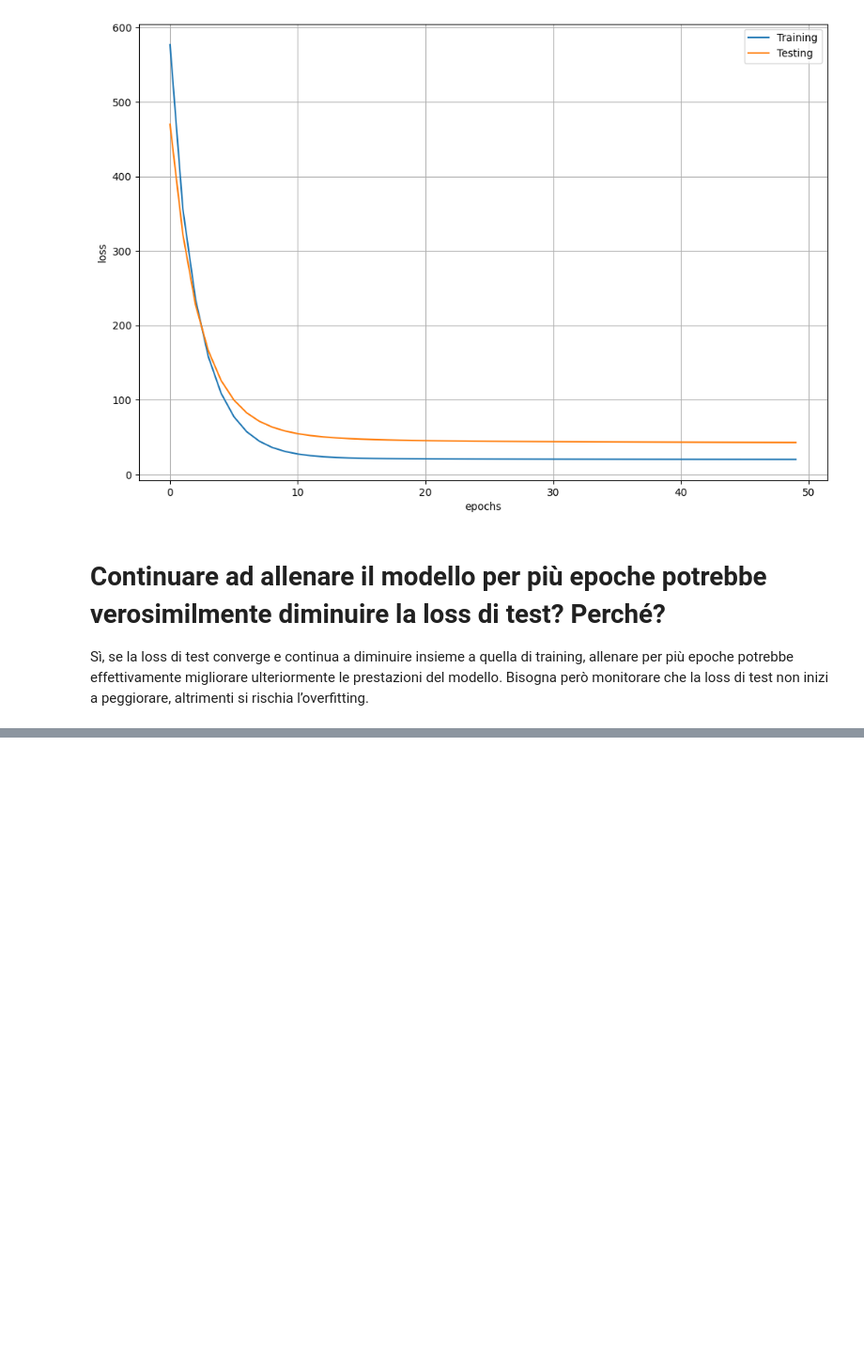
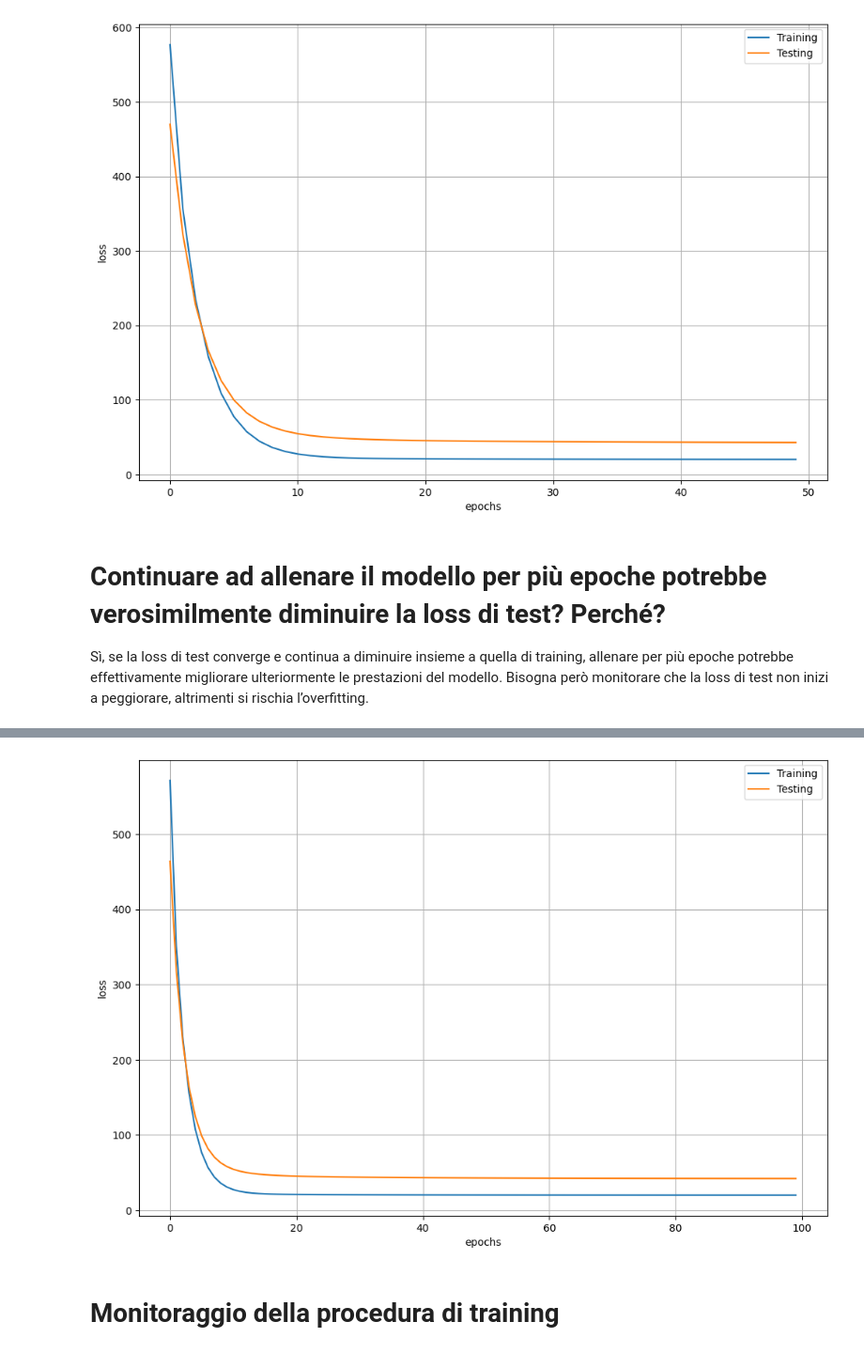
Before and after one commit to giuliopedicone02/MachineLearning, a Jupyter notebook: Lezioni/2025-03-25/Lezione_25-03-2025.ipynb, the cells around one changed output, grey strips where cells are left out. Shown at 94% size. Drawn from its saved outputs; the diff is of its cells as text; code cells hidden in the pictures; blank space fills up the shorter version.

```diff
--- a/Lezioni/2025-03-25/Lezione_25-03-2025.ipynb
+++ b/Lezioni/2025-03-25/Lezione_25-03-2025.ipynb
@@ -377,0 +460,35 @@ Sì, se la loss di test converge e continua a diminuire insieme a quella di trai
+# %%
+lr = 0.1
+epochs = 100
+
+means = X_training.mean(0)
+stds = X_training.std(0)
+
+X_training_norm = (X_training-means)/stds
+X_testing_norm = (X_testing-means)/stds
+
+reg = LinearRegressor(13,1)
+criterion = nn.MSELoss()
+
+optimizer = torch.optim.SGD(reg.parameters(),lr=lr)
+
+losses_train = []
+losses_test = []
+
+for e in range(epochs):
+    reg.train()
+    output = reg(X_training_norm)
+    l = criterion(output.view(-1), Y_training)
+    losses_train.append(l.item())
+
+    l.backward()
+
+    optimizer.step()
+    optimizer.zero_grad()
+
+    reg.eval()
+
+    with torch.set_grad_enabled(False):
+        y_test = reg(X_testing_norm)
+        l = criterion(y_test.view(-1), Y_testing)
+        losses_test.append(l.item())
@@ -377,0 +526,14 @@ Sì, se la loss di test converge e continua a diminuire insieme a quella di trai
+# %%
+from matplotlib import pyplot as plt
+plt.figure(figsize=(12,8))
+plt.plot(losses_train)
+plt.plot(losses_test)
+plt.xlabel('epochs')
+plt.ylabel('loss')
+plt.grid()
+plt.legend(['Training','Testing'])
+plt.show()
+# %% [output]
+[figure, added]
+# %% [markdown]
+# Monitoraggio della procedura di training
```
Also changed, not shown: parts of 15 cells of this notebook, 1 other file.
